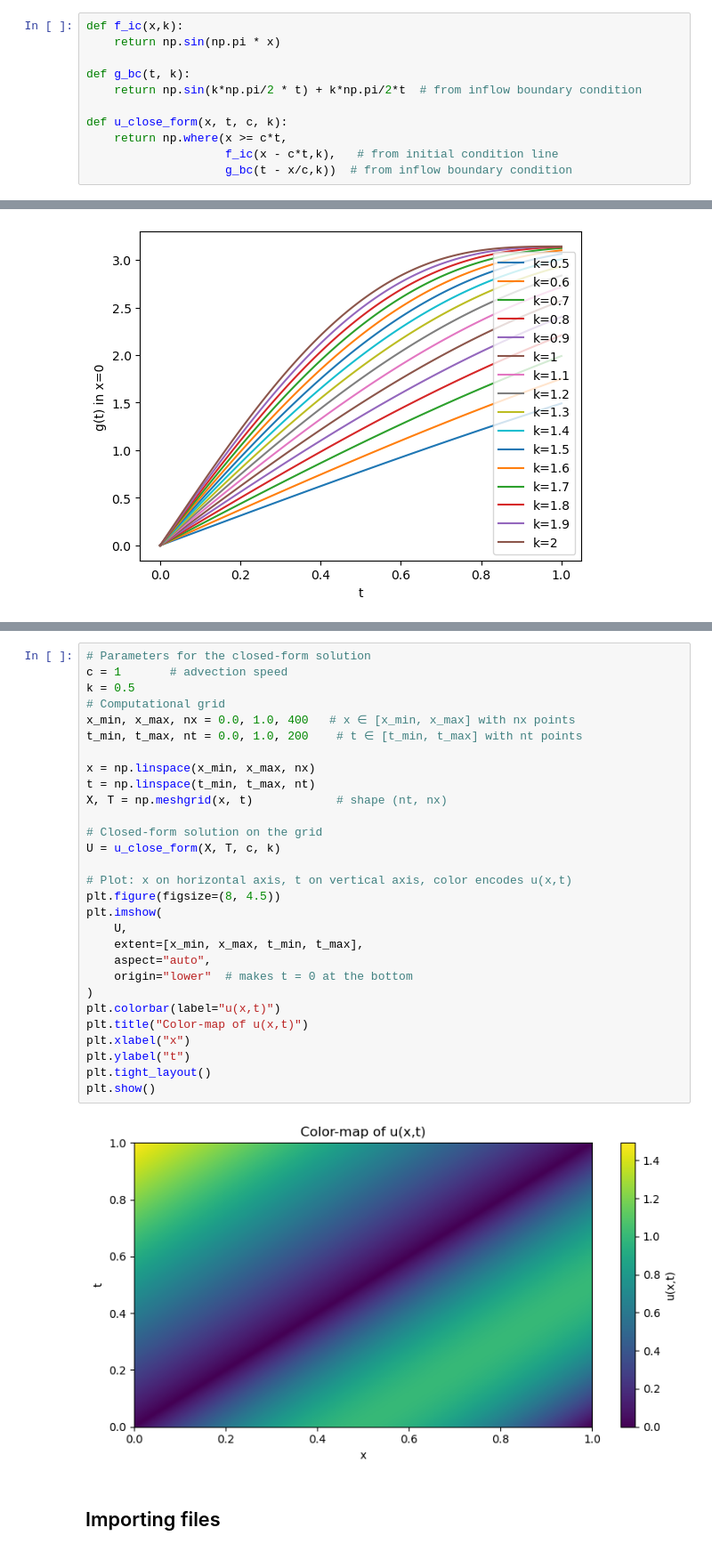
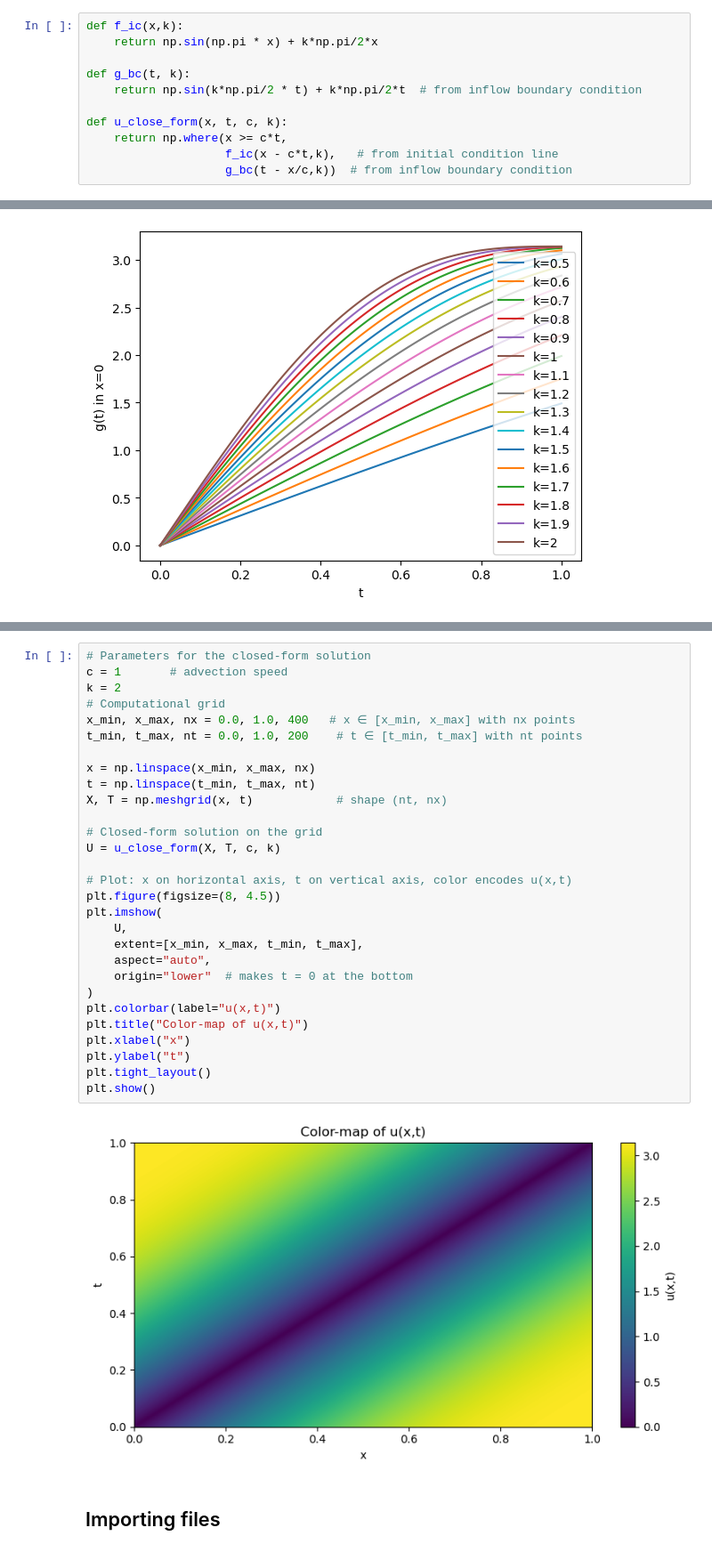
Before and after one commit to olcruzgonzalez/linear_advection_1D1d, a Jupyter notebook: generate_dataset/inspection.ipynb, the cells around one changed output, grey strips where cells are left out. Shown at 89% size. Drawn from its saved outputs; the diff is of its cells as text.

```diff
--- a/generate_dataset/inspection.ipynb
+++ b/generate_dataset/inspection.ipynb
@@ -21,7 +21,7 @@ print(np.sin(k*np.pi/2*(t - x/c)) + k*np.pi/2*(t - x/c))
 1.4925049445839957
 # %%
 def f_ic(x,k):
-    return np.sin(np.pi * x)
+    return np.sin(np.pi * x) + k*np.pi/2*x
 
 def g_bc(t, k):
     return np.sin(k*np.pi/2 * t) + k*np.pi/2*t  # from inflow boundary condition
@@ -68,34 +86,34 @@ plt.show()
 # %%
 # Parameters for the closed-form solution
 c = 1       # advection speed
-k = 0.5
+k = 2
 # Computational grid
 x_min, x_max, nx = 0.0, 1.0, 400   # x ∈ [x_min, x_max] with nx points
 t_min, t_max, nt = 0.0, 1.0, 200    # t ∈ [t_min, t_max] with nt points
 
 x = np.linspace(x_min, x_max, nx)
 t = np.linspace(t_min, t_max, nt)
 X, T = np.meshgrid(x, t)            # shape (nt, nx)
 
 # Closed-form solution on the grid
 U = u_close_form(X, T, c, k)
 
 # Plot: x on horizontal axis, t on vertical axis, color encodes u(x,t)
 plt.figure(figsize=(8, 4.5))
 plt.imshow(
     U,
     extent=[x_min, x_max, t_min, t_max],
     aspect="auto",
     origin="lower"  # makes t = 0 at the bottom
 )
 plt.colorbar(label="u(x,t)")
 plt.title("Color-map of u(x,t)")
 plt.xlabel("x")
 plt.ylabel("t")
 plt.tight_layout()
 plt.show()
 # %% [output]
-[figure, old version]
+[figure, new version]
 # %% [markdown]
 ## Importing files
 # %%
```
Also changed, not shown: parts of 2 cells of this notebook, 1 other file.
